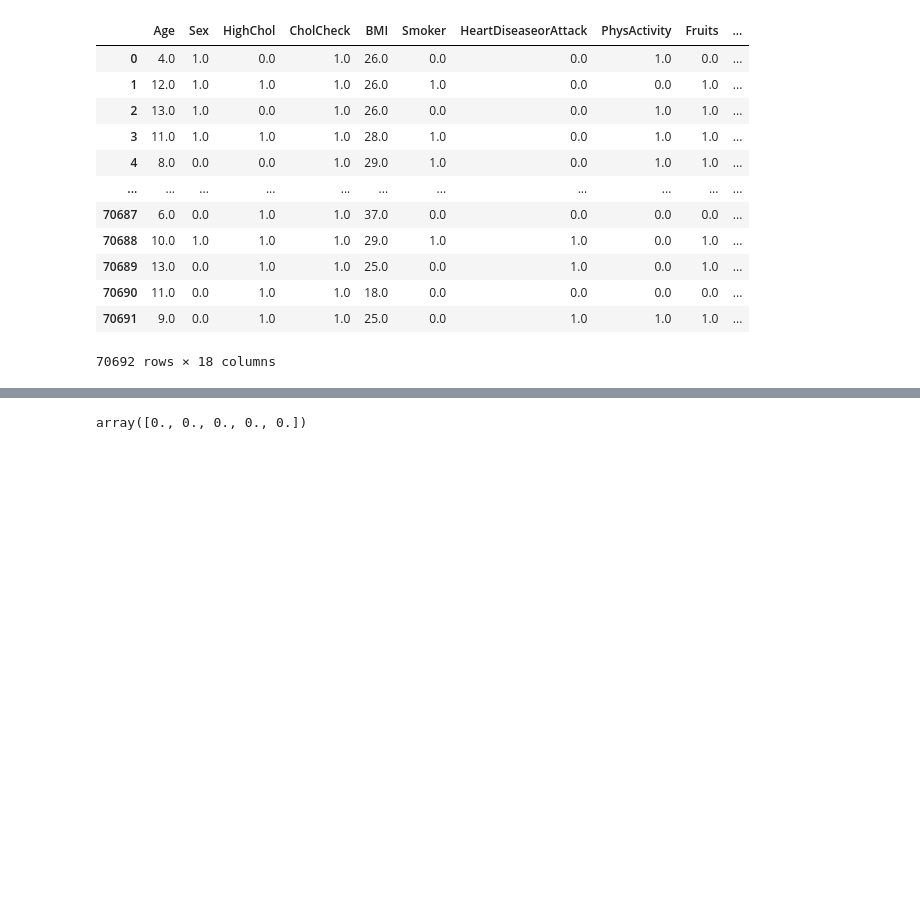
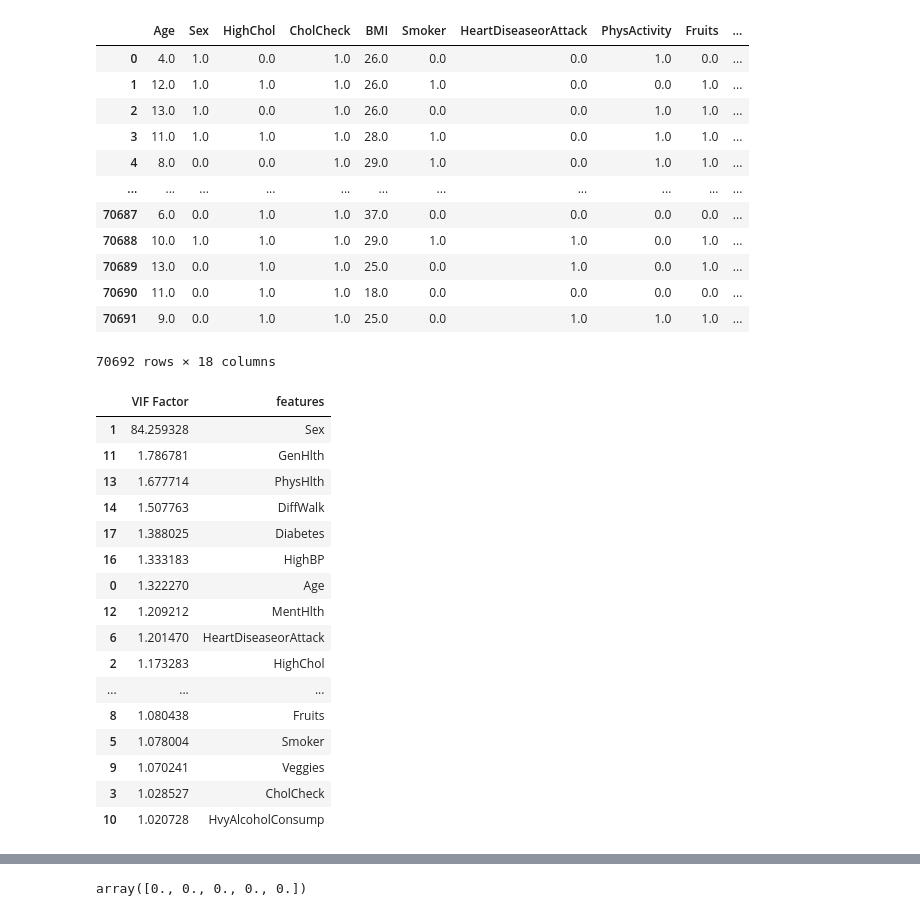
Before and after one commit to jjmccarty/project2_diabetes_outcomes, a Jupyter notebook: Test_RandomForest_with StandardScaler.ipynb, the cells around one changed output, grey strips where cells are left out. Saved outputs shown, nothing was run; the diff lists cells and outputs as text; code cells hidden in the pictures; blank space fills up the shorter version.

```diff
--- a/Test_RandomForest_with StandardScaler.ipynb
+++ b/Test_RandomForest_with StandardScaler.ipynb
@@ -90,6 +90,36 @@ behavioural_raw_df.dropna()
 | 70690 | 11.0 | 0.0 | 1.0 | 1.0 | 18.0 | 0.0 | 0.0 | 0.0 | 0.0 | ... |
 | 70691 | 9.0 | 0.0 | 1.0 | 1.0 | 25.0 | 0.0 | 1.0 | 1.0 | 1.0 | ... |
 70692 rows × 18 columns
+# %%
+behavioural_raw_df = behavioural_raw_df.query("Sex == 1")
+
+import statsmodels.api as sm
+from statsmodels.stats.outliers_influence import variance_inflation_factor
+
+X = sm.add_constant(behavioural_raw_df)
+X
+vif = pd.DataFrame()
+vif['VIF Factor'] = [variance_inflation_factor(X.values, i) for i in range(X.shape[1])]
+vif['features'] = X.columns
+vif.sort_values('VIF Factor', ascending=False)
+# %% [output]
+|  | VIF Factor | features |
+| 1 | 84.259328 | Sex |
+| 11 | 1.786781 | GenHlth |
+| 13 | 1.677714 | PhysHlth |
+| 14 | 1.507763 | DiffWalk |
+| 17 | 1.388025 | Diabetes |
+| 16 | 1.333183 | HighBP |
+| 0 | 1.322270 | Age |
+| 12 | 1.209212 | MentHlth |
+| 6 | 1.201470 | HeartDiseaseorAttack |
+| 2 | 1.173283 | HighChol |
+| ... | ... | ... |
+| 8 | 1.080438 | Fruits |
+| 5 | 1.078004 | Smoker |
+| 9 | 1.070241 | Veggies |
+| 3 | 1.028527 | CholCheck |
+| 10 | 1.020728 | HvyAlcoholConsump |
 # %%
 # Create the labels set `y` and features DataFrame `X`
 # generate code for feature selection Model
```
Also changed, not shown: parts of 19 cells of this notebook.
